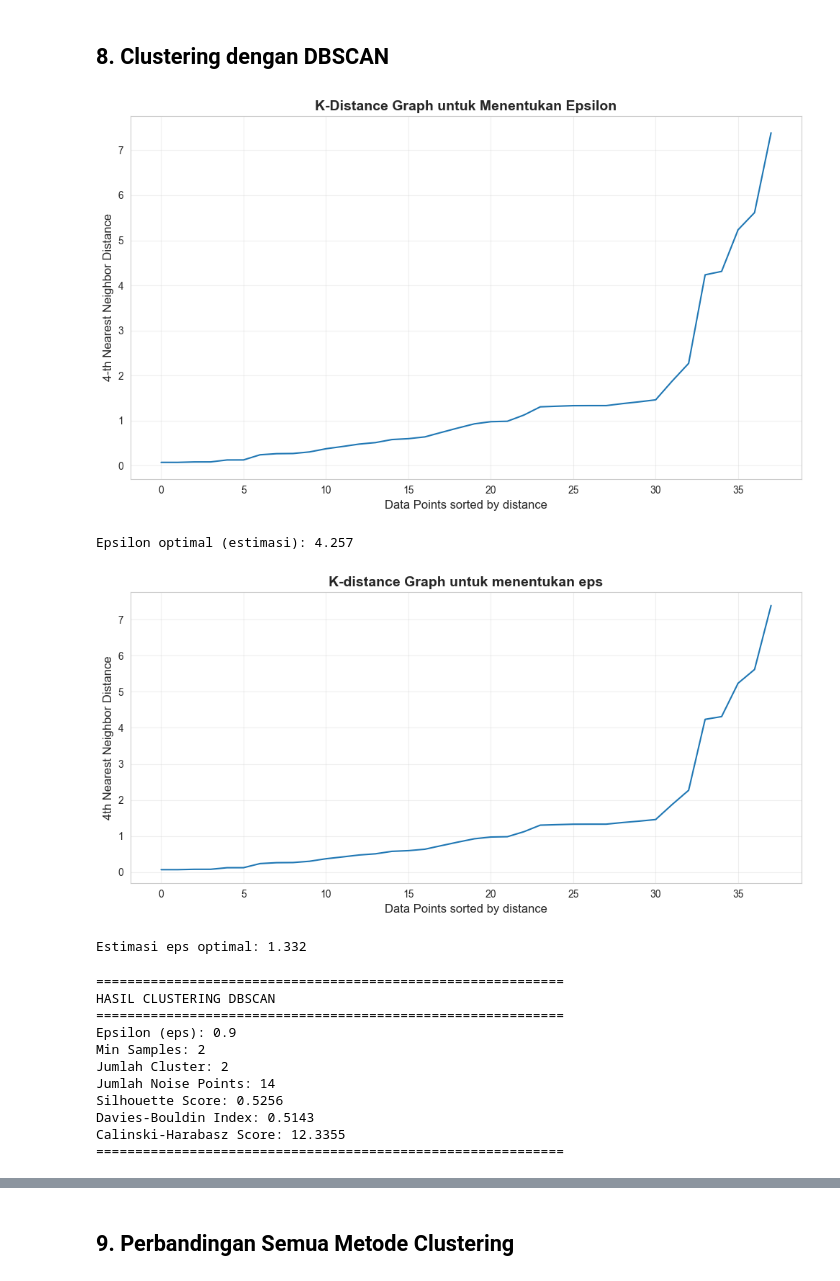
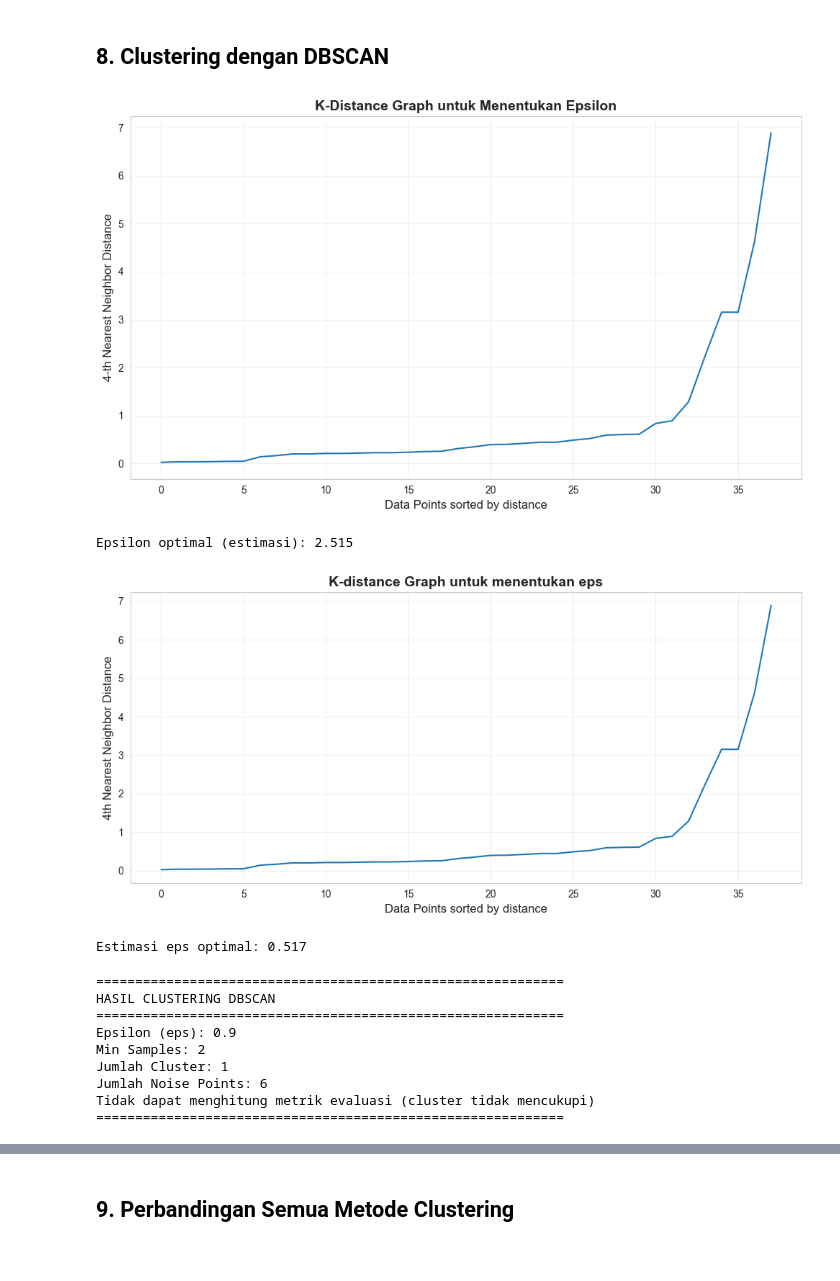
Before and after one commit to wildanjr19/5th-college, a Jupyter notebook: Pengantar Data Mining/Final Project/Final_Project.ipynb, the cells around one changed output, grey strips where cells are left out. Drawn from its saved outputs; the diff is of its cells as text; code cells hidden in the pictures.

```diff
--- a/Pengantar Data Mining/Final Project/Final_Project.ipynb
+++ b/Pengantar Data Mining/Final Project/Final_Project.ipynb
@@ -495,9 +499,9 @@ K_range = range(2, 11)
 
 for k in K_range:
     kmeans = KMeans(n_clusters=k, random_state=42, n_init=10)
-    kmeans.fit(X_scaled)
+    kmeans.fit(X_pca)
     inertias.append(kmeans.inertia_)
-    silhouette_scores.append(silhouette_score(X_scaled, kmeans.labels_))
+    silhouette_scores.append(silhouette_score(X_pca, kmeans.labels_))
 
 # Plot Elbow Method
 fig, axes = plt.subplots(1, 2, figsize=(15, 5))
@@ -628,8 +632,8 @@ from sklearn.neighbors import NearestNeighbors
 # Hitung k-nearest neighbors untuk menentukan eps
 k = 4  # min_samples
 neighbors = NearestNeighbors(n_neighbors=k)
-neighbors_fit = neighbors.fit(X_scaled)
-distances, indices = neighbors_fit.kneighbors(X_scaled)
+neighbors_fit = neighbors.fit(X_pca)
+distances, indices = neighbors_fit.kneighbors(X_pca)
 
 # Sort distances
 distances = np.sort(distances[:, k-1], axis=0)
@@ -649,39 +653,39 @@ plt.show()
 eps_optimal = np.percentile(distances, 90)
 print(f"\nEpsilon optimal (estimasi): {eps_optimal:.3f}")
 # %% [output]
-[figure, old version]
+[figure, new version]
-Epsilon optimal (estimasi): 4.257
+Epsilon optimal (estimasi): 2.515
 # %%
 # Mencari parameter optimal untuk DBSCAN menggunakan nearest neighbors
 from sklearn.neighbors import NearestNeighbors
 
 # Hitung jarak ke k-nearest neighbors
 k = 4  # min_samples = k + 1
 neighbors = NearestNeighbors(n_neighbors=k)
-neighbors_fit = neighbors.fit(X_scaled)
-distances, indices = neighbors_fit.kneighbors(X_scaled)
+neighbors_fit = neighbors.fit(X_pca)
+distances, indices = neighbors_fit.kneighbors(X_pca)
 
 # Plot untuk menentukan eps
 distances_sorted = np.sort(distances[:, k-1], axis=0)
 plt.figure(figsize=(10, 5))
 plt.plot(distances_sorted)
 plt.xlabel('Data Points sorted by distance', fontsize=12)
 plt.ylabel('4th Nearest Neighbor Distance', fontsize=12)
 plt.title('K-distance Graph untuk menentukan eps', fontsize=14, fontweight='bold')
 plt.grid(True, alpha=0.3)
 plt.tight_layout()
 plt.show()
 
 # Estimasi eps dari grafik - gunakan persentil lebih rendah untuk dataset kecil
 eps_optimal = np.percentile(distances_sorted, 70)  # Turunkan dari 90 ke 70
 print(f"Estimasi eps optimal: {eps_optimal:.3f}")
 # %% [output]
-[figure, old version]
+[figure, new version]
-Estimasi eps optimal: 1.332
+Estimasi eps optimal: 0.517
 # %%
 # DBSCAN Clustering - sesuaikan parameter untuk dataset kecil
 dbscan = DBSCAN(eps=0.9, min_samples=2)  # Parameter lebih sensitif
-dbscan_labels = dbscan.fit_predict(X_scaled)
+dbscan_labels = dbscan.fit_predict(X_pca)
 
 # Hitung jumlah cluster dan noise points
 n_clusters = len(set(dbscan_labels)) - (1 if -1 in dbscan_labels else 0)
@@ -700,9 +704,9 @@ if n_clusters > 1 and n_noise < len(dbscan_labels):
     # Filter out noise points untuk evaluasi
     mask = dbscan_labels != -1
     if mask.sum() > 0:
-        dbscan_silhouette = silhouette_score(X_scaled[mask], dbscan_labels[mask])
-        dbscan_db = davies_bouldin_score(X_scaled[mask], dbscan_labels[mask])
-        dbscan_ch = calinski_harabasz_score(X_scaled[mask], dbscan_labels[mask])
+        dbscan_silhouette = silhouette_score(X_pca[mask], dbscan_labels[mask])
+        dbscan_db = davies_bouldin_score(X_pca[mask], dbscan_labels[mask])
+        dbscan_ch = calinski_harabasz_score(X_pca[mask], dbscan_labels[mask])
         print(f"Silhouette Score: {dbscan_silhouette:.4f}")
         print(f"Davies-Bouldin Index: {dbscan_db:.4f}")
         print(f"Calinski-Harabasz Score: {dbscan_ch:.4f}")
@@ -720,11 +724,9 @@ HASIL CLUSTERING DBSCAN
 ============================================================
 Epsilon (eps): 0.9
 Min Samples: 2
-Jumlah Cluster: 2
-Jumlah Noise Points: 14
-Silhouette Score: 0.5256
-Davies-Bouldin Index: 0.5143
-Calinski-Harabasz Score: 12.3355
+Jumlah Cluster: 1
+Jumlah Noise Points: 6
+Tidak dapat menghitung metrik evaluasi (cluster tidak mencukupi)
 ============================================================
 # %%
 # Visualisasi DBSCAN
```
Also changed, not shown: parts of 12 cells of this notebook.
